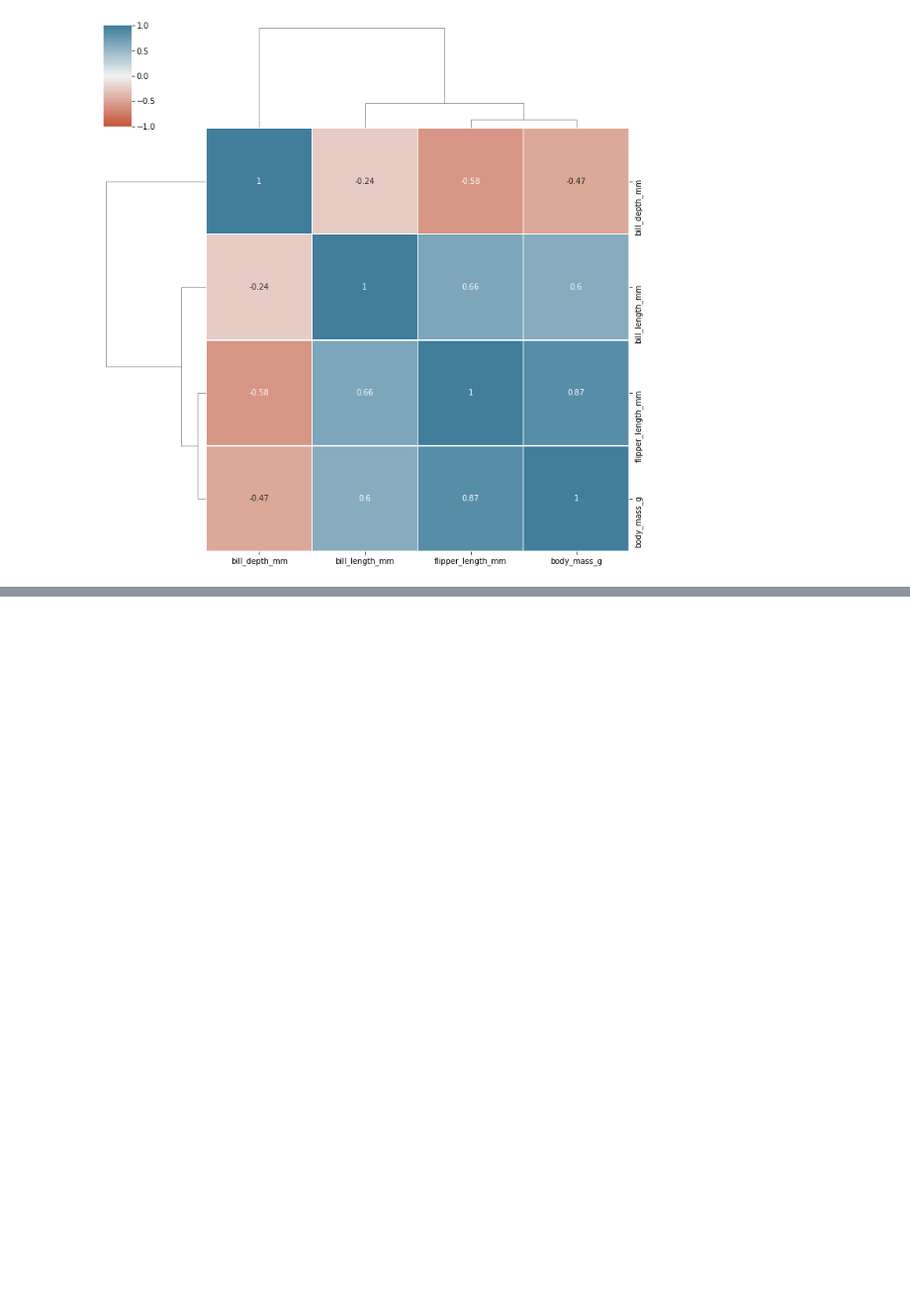
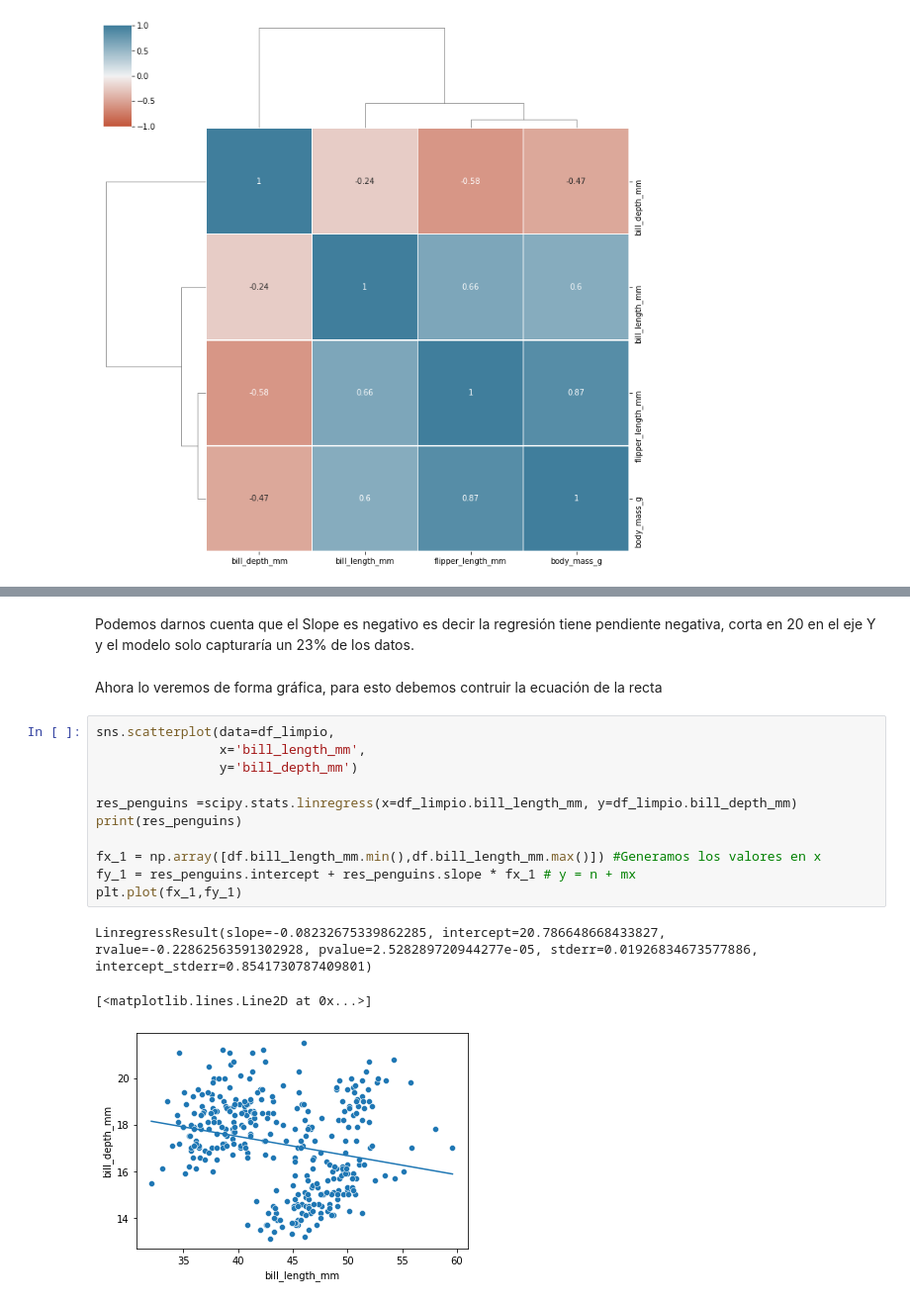
Before and after one commit to mariosanchez5/An-lisis-Exploratorios---Varios, a Jupyter notebook: Análisis Exploratorio - Pinguinos(sns).ipynb, the cells around one changed output, grey strips where cells are left out. Shown at 99% size. Cells and saved outputs as stored; diff of their text form; blank space fills up the shorter version.

```diff
--- a/Análisis Exploratorio - Pinguinos(sns).ipynb
+++ b/Análisis Exploratorio - Pinguinos(sns).ipynb
@@ -443,0 +479,19 @@ sns.clustermap(data=df.corr(),
+# %% [markdown]
+Podemos darnos cuenta que el Slope es negativo es decir la regresión tiene pendiente negativa, corta en 20 en el eje Y y el modelo solo capturaría un 23% de los datos.
+# %% [markdown]
+Ahora lo veremos de forma gráfica, para esto debemos contruir la ecuación de la recta
+# %%
+sns.scatterplot(data=df_limpio,
+                x='bill_length_mm',
+                y='bill_depth_mm')
+
+res_penguins =scipy.stats.linregress(x=df_limpio.bill_length_mm, y=df_limpio.bill_depth_mm)
+print(res_penguins)
+
+fx_1 = np.array([df.bill_length_mm.min(),df.bill_length_mm.max()]) #Generamos los valores en x
+fy_1 = res_penguins.intercept + res_penguins.slope * fx_1 # y = n + mx
+plt.plot(fx_1,fy_1)
+# %% [output]
+LinregressResult(slope=-0.08232675339862285, intercept=20.786648668433827, rvalue=-0.22862563591302928, pvalue=2.528289720944277e-05, stderr=0.01926834673577886, intercept_stderr=0.8541730787409801)
+[<matplotlib.lines.Line2D at 0x...>]
+[figure, added]
```
Also changed, not shown: parts of 17 cells of this notebook.
